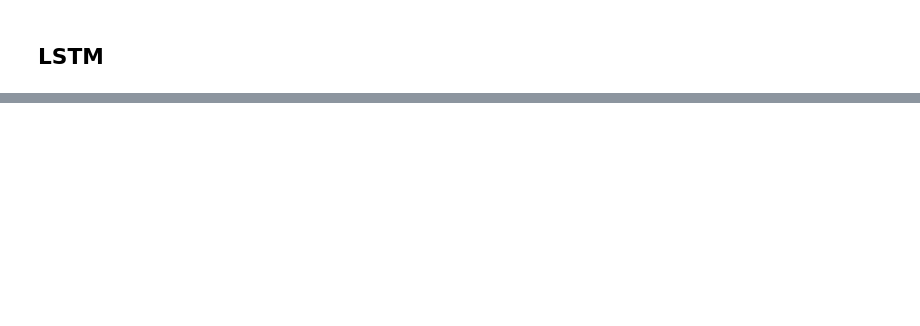
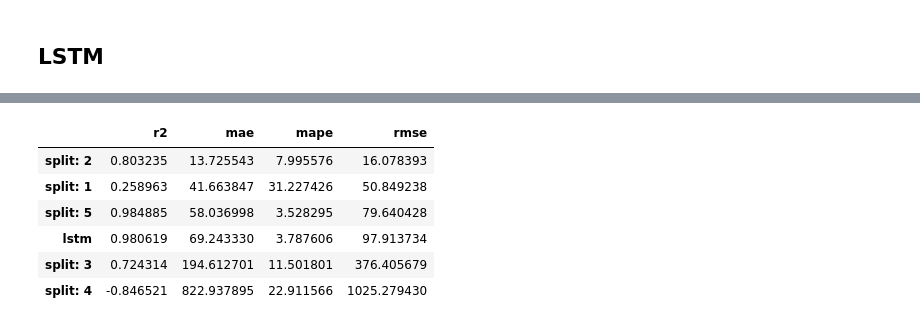
Before and after one commit to montgoz007/stock-price-prediction, a Jupyter notebook: DNNs.ipynb, the cells around one changed output, grey strips where cells are left out. Saved outputs shown, nothing was run; the diff lists cells and outputs as text; code cells hidden in the pictures; blank space fills up the shorter version.

```diff
--- a/DNNs.ipynb
+++ b/DNNs.ipynb
@@ -193,0 +310,8 @@ pd.DataFrame(perf_dict).T
+# %%
+drop_cols = ['Date', 'High', 'Low', 'Volume', 'day_change','day_change_pct', 'day_change_signal']
+# Drop columns not available at open
+X = df.drop(columns=drop_cols)
+# Drop target
+X = X.drop(columns=feat_ex)
+# Create target
+y = df[feat_ex]
@@ -193,0 +380,10 @@ pd.DataFrame(perf_dict).T
+# %%
+pd.DataFrame(perf_dict).T.sort_values(by='rmse')
+# %% [output]
+|  | r2 | mae | mape | rmse |
+| split: 2 | 0.803235 | 13.725543 | 7.995576 | 16.078393 |
+| split: 1 | 0.258963 | 41.663847 | 31.227426 | 50.849238 |
+| split: 5 | 0.984885 | 58.036998 | 3.528295 | 79.640428 |
+| lstm | 0.980619 | 69.243330 | 3.787606 | 97.913734 |
+| split: 3 | 0.724314 | 194.612701 | 11.501801 | 376.405679 |
+| split: 4 | -0.846521 | 822.937895 | 22.911566 | 1025.279430 |
```
Also changed, not shown: parts of 18 cells of this notebook.
